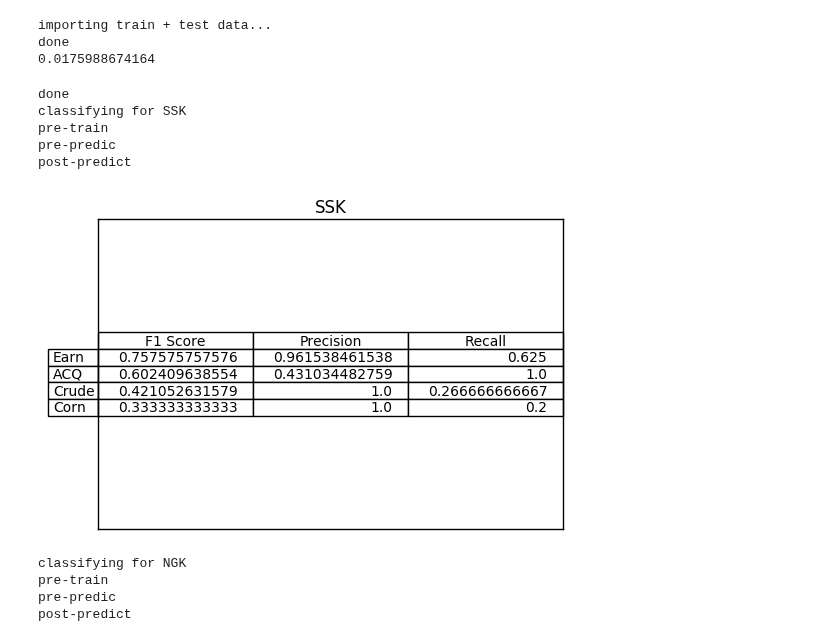
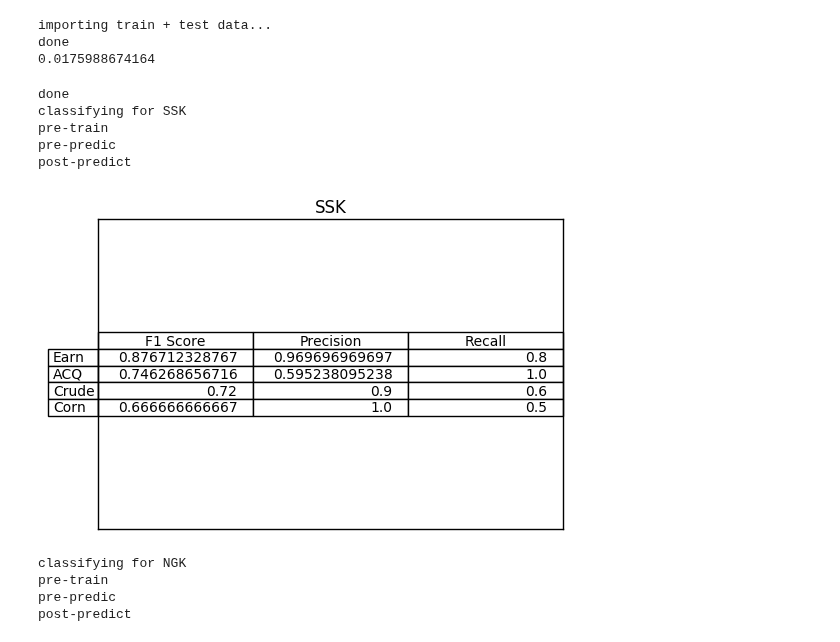
Before and after one commit to fabianschilling/string-kernels, a Jupyter notebook: notebooks/StartExperiment.ipynb, the cells around one changed output. Drawn from its saved outputs; the diff is of its cells as text; code cells hidden in the pictures.

Commit message:
added table with different k combinations

```diff
--- a/notebooks/StartExperiment.ipynb
+++ b/notebooks/StartExperiment.ipynb
@@ -12,14 +12,14 @@ importing train + test data...
 done
 0.0175988674164
 # %%
-testExp.run_SSK_k_Combi_test("../results/test/full12", "../results/test/full14")
+testExp.run_SSK_k_Combi_test("../results/test/full8", "../results/test/full10")
 # %% [output]
 done
 classifying for SSK
 pre-train
 pre-predic
 post-predict
-[figure, old version]
+[figure, new version]
 # %%
 
 testExp.run_fast_NGK_test(3)
```
Also changed, not shown: 2 other files.
